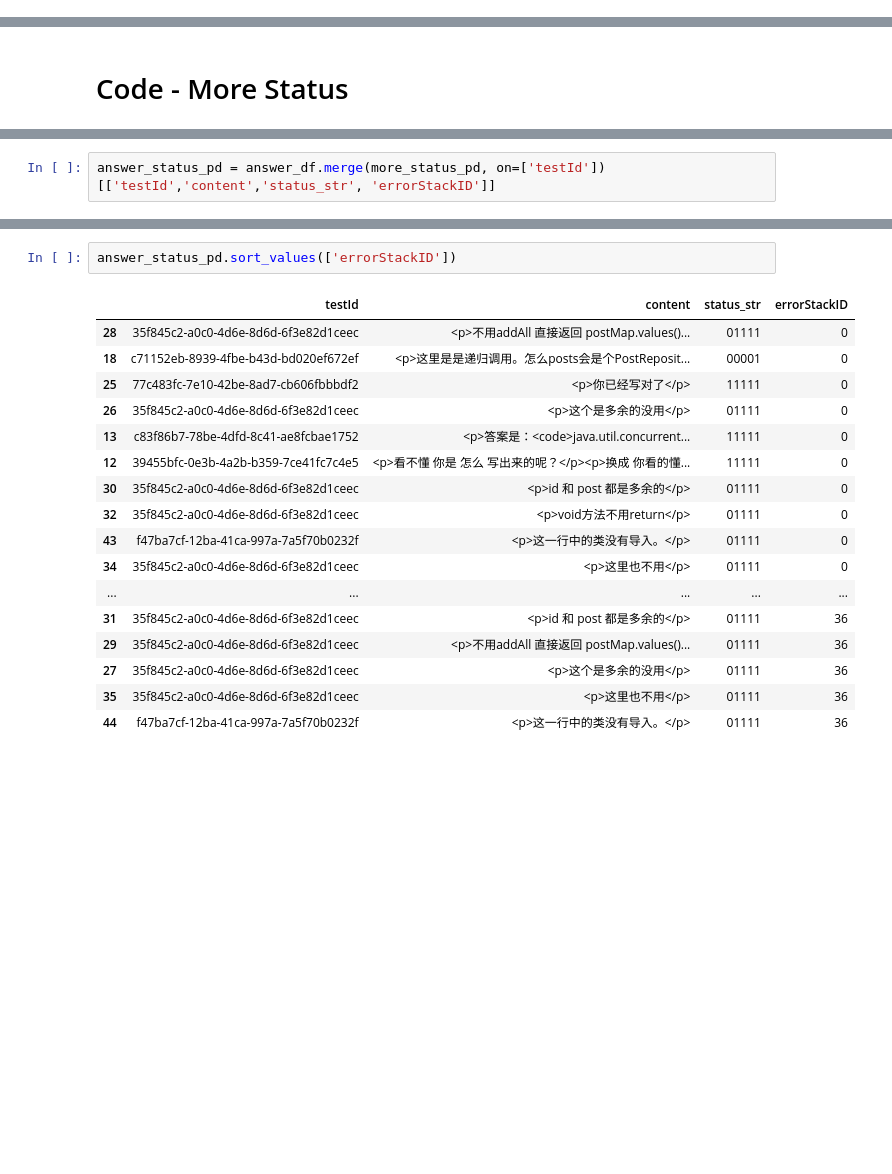
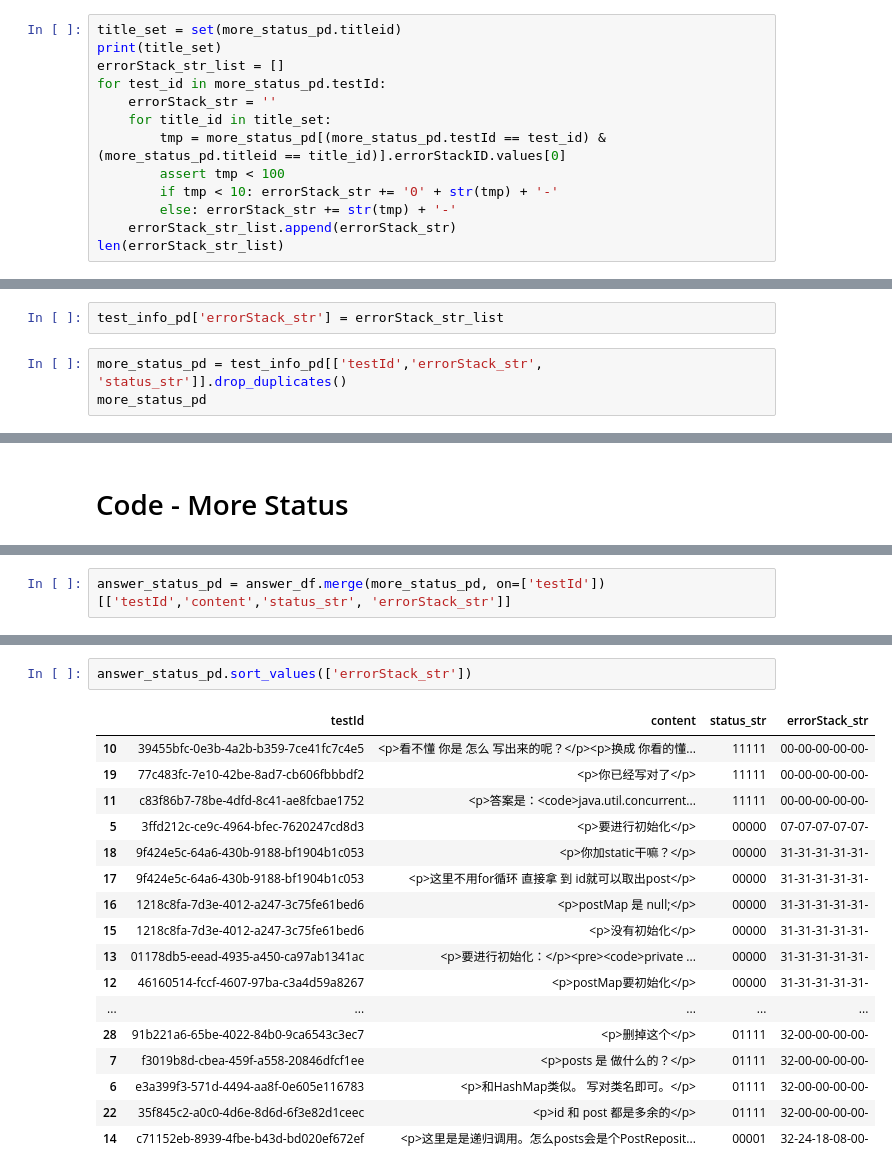
Before and after one commit to xzhren/autoQA, a Jupyter notebook: 2#CodeQA.ipynb, the cells around one changed output, grey strips where cells are left out. Drawn from its saved outputs; the diff is of its cells as text; blank space fills up the shorter version.

Commit message:
export code more status data

```diff
--- a/2#CodeQA.ipynb
+++ b/2#CodeQA.ipynb
@@ -511,0 +637,13 @@ more_status_pd
+# %%
+title_set = set(more_status_pd.titleid)
+print(title_set)
+errorStack_str_list = []
+for test_id in more_status_pd.testId:
+    errorStack_str = ''
+    for title_id in title_set:
+        tmp = more_status_pd[(more_status_pd.testId == test_id) & (more_status_pd.titleid == title_id)].errorStackID.values[0]
+        assert tmp < 100
+        if tmp < 10: errorStack_str += '0' + str(tmp) + '-'
+        else: errorStack_str += str(tmp) + '-'
+    errorStack_str_list.append(errorStack_str)
+len(errorStack_str_list)
@@ -511,0 +653,5 @@ more_status_pd
+# %%
+test_info_pd['errorStack_str'] = errorStack_str_list
+# %%
+more_status_pd = test_info_pd[['testId','errorStack_str', 'status_str']].drop_duplicates()
+more_status_pd
@@ -536,5 +705,5 @@ questino_status_pd.sort_values(['status_str'])
 # %%
-answer_status_pd = answer_df.merge(more_status_pd, on=['testId'])[['testId','content','status_str', 'errorStackID']]
+answer_status_pd = answer_df.merge(more_status_pd, on=['testId'])[['testId','content','status_str', 'errorStack_str']]
 # %%
 answer_status_pd.sort_values(['status_str'])
 # %% [output]
@@ -558,20 +727,20 @@ answer_status_pd.sort_values(['status_str'])
 # %%
-answer_status_pd.sort_values(['errorStackID'])
+answer_status_pd.sort_values(['errorStack_str'])
 # %% [output]
-|  | testId | content | status_str | errorStackID |
-| 28 | 35f845c2-a0c0-4d6e-8d6d-6f3e82d1ceec | <p>不用addAll 直接返回 postMap.values()... | 01111 | 0 |
-| 18 | c71152eb-8939-4fbe-b43d-bd020ef672ef | <p>这里是是递归调用。怎么posts会是个PostReposit... | 00001 | 0 |
-| 25 | 77c483fc-7e10-42be-8ad7-cb606fbbbdf2 | <p>你已经写对了</p> | 11111 | 0 |
-| 26 | 35f845c2-a0c0-4d6e-8d6d-6f3e82d1ceec | <p>这个是多余的没用</p> | 01111 | 0 |
-| 13 | c83f86b7-78be-4dfd-8c41-ae8fcbae1752 | <p>答案是：<code>java.util.concurrent... | 11111 | 0 |
-| 12 | 39455bfc-0e3b-4a2b-b359-7ce41fc7c4e5 | <p>看不懂 你是 怎么 写出来的呢？</p><p>换成 你看的懂... | 11111 | 0 |
-| 30 | 35f845c2-a0c0-4d6e-8d6d-6f3e82d1ceec | <p>id 和 post 都是多余的</p> | 01111 | 0 |
-| 32 | 35f845c2-a0c0-4d6e-8d6d-6f3e82d1ceec | <p>void方法不用return</p> | 01111 | 0 |
-| 43 | f47ba7cf-12ba-41ca-997a-7a5f70b0232f | <p>这一行中的类没有导入。</p> | 01111 | 0 |
-| 34 | 35f845c2-a0c0-4d6e-8d6d-6f3e82d1ceec | <p>这里也不用</p> | 01111 | 0 |
+|  | testId | content | status_str | errorStack_str |
+| 10 | 39455bfc-0e3b-4a2b-b359-7ce41fc7c4e5 | <p>看不懂 你是 怎么 写出来的呢？</p><p>换成 你看的懂... | 11111 | 00-00-00-00-00- |
+| 19 | 77c483fc-7e10-42be-8ad7-cb606fbbbdf2 | <p>你已经写对了</p> | 11111 | 00-00-00-00-00- |
+| 11 | c83f86b7-78be-4dfd-8c41-ae8fcbae1752 | <p>答案是：<code>java.util.concurrent... | 11111 | 00-00-00-00-00- |
+| 5 | 3ffd212c-ce9c-4964-bfec-7620247cd8d3 | <p>要进行初始化</p> | 00000 | 07-07-07-07-07- |
+| 18 | 9f424e5c-64a6-430b-9188-bf1904b1c053 | <p>你加static干嘛？</p> | 00000 | 31-31-31-31-31- |
+| 17 | 9f424e5c-64a6-430b-9188-bf1904b1c053 | <p>这里不用for循环 直接拿 到 id就可以取出post</p> | 00000 | 31-31-31-31-31- |
+| 16 | 1218c8fa-7d3e-4012-a247-3c75fe61bed6 | <p>postMap 是 null;</p> | 00000 | 31-31-31-31-31- |
+| 15 | 1218c8fa-7d3e-4012-a247-3c75fe61bed6 | <p>没有初始化</p> | 00000 | 31-31-31-31-31- |
+| 13 | 01178db5-eead-4935-a450-ca97ab1341ac | <p>要进行初始化：</p><pre><code>private ... | 00000 | 31-31-31-31-31- |
+| 12 | 46160514-fccf-4607-97ba-c3a4d59a8267 | <p>postMap要初始化</p> | 00000 | 31-31-31-31-31- |
 | ... | ... | ... | ... | ... |
-| 31 | 35f845c2-a0c0-4d6e-8d6d-6f3e82d1ceec | <p>id 和 post 都是多余的</p> | 01111 | 36 |
-| 29 | 35f845c2-a0c0-4d6e-8d6d-6f3e82d1ceec | <p>不用addAll 直接返回 postMap.values()... | 01111 | 36 |
-| 27 | 35f845c2-a0c0-4d6e-8d6d-6f3e82d1ceec | <p>这个是多余的没用</p> | 01111 | 36 |
-| 35 | 35f845c2-a0c0-4d6e-8d6d-6f3e82d1ceec | <p>这里也不用</p> | 01111 | 36 |
-| 44 | f47ba7cf-12ba-41ca-997a-7a5f70b0232f | <p>这一行中的类没有导入。</p> | 01111 | 36 |
+| 28 | 91b221a6-65be-4022-84b0-9ca6543c3ec7 | <p>删掉这个</p> | 01111 | 32-00-00-00-00- |
+| 7 | f3019b8d-cbea-459f-a558-20846dfcf1ee | <p>posts 是 做什么的？</p> | 01111 | 32-00-00-00-00- |
+| 6 | e3a399f3-571d-4494-aa8f-0e605e116783 | <p>和HashMap类似。 写对类名即可。</p> | 01111 | 32-00-00-00-00- |
+| 22 | 35f845c2-a0c0-4d6e-8d6d-6f3e82d1ceec | <p>id 和 post 都是多余的</p> | 01111 | 32-00-00-00-00- |
+| 14 | c71152eb-8939-4fbe-b43d-bd020ef672ef | <p>这里是是递归调用。怎么posts会是个PostReposit... | 00001 | 32-24-18-08-00- |
```
Also changed, not shown: parts of 29 cells of this notebook, 3 other files.
